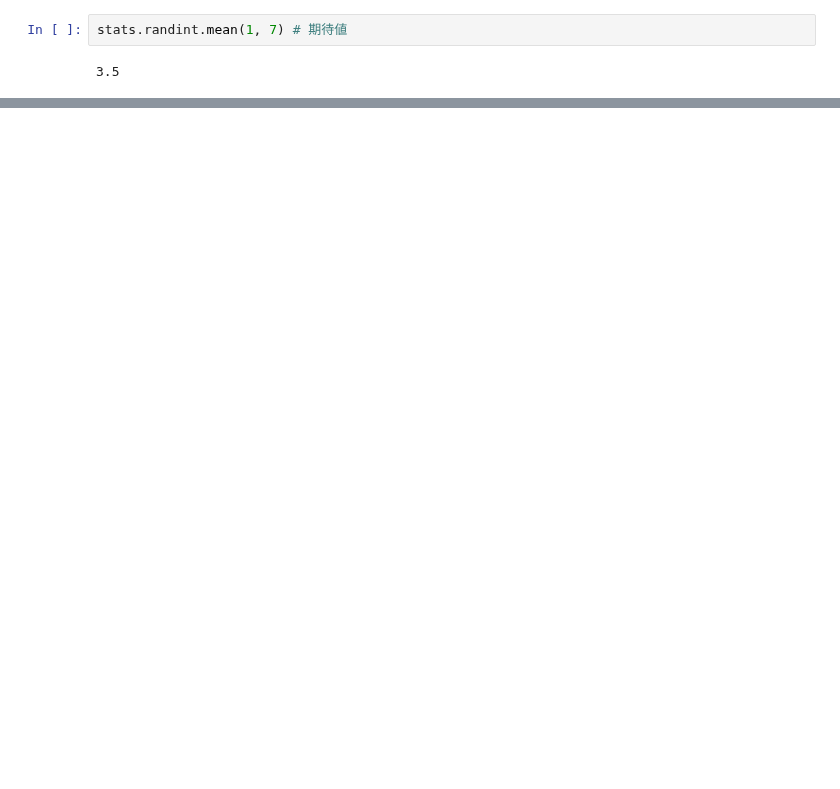
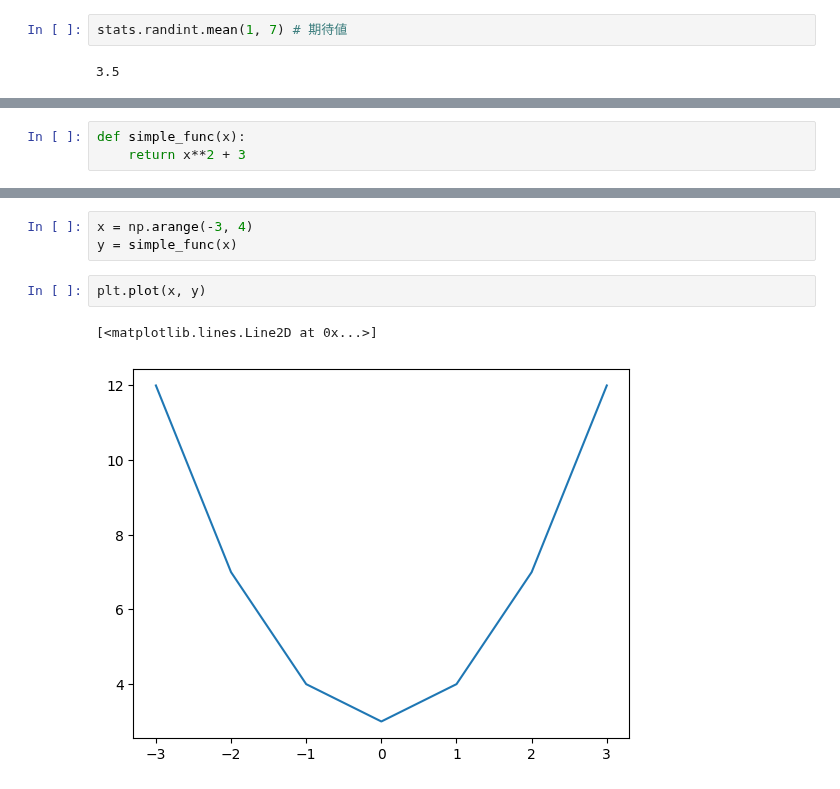
Before and after one commit to rrr0220/Python-Statistics, a Jupyter notebook: 221130_確率分布.ipynb, the cells around one changed output, grey strips where cells are left out. Saved outputs shown, nothing was run; the diff lists cells and outputs as text; blank space fills up the shorter version.

```diff
--- a/221130_確率分布.ipynb
+++ b/221130_確率分布.ipynb
@@ -34,0 +37,3 @@ stats.uniform(0, 1).rvs()
+# %%
+def simple_func(x):
+    return x**2 + 3
@@ -34,0 +52,8 @@ stats.uniform(0, 1).rvs()
+# %%
+x = np.arange(-3, 4)
+y = simple_func(x)
+# %%
+plt.plot(x, y)
+# %% [output]
+[<matplotlib.lines.Line2D at 0x...>]
+[figure, added]
```
Also changed, not shown: parts of 15 cells of this notebook.
